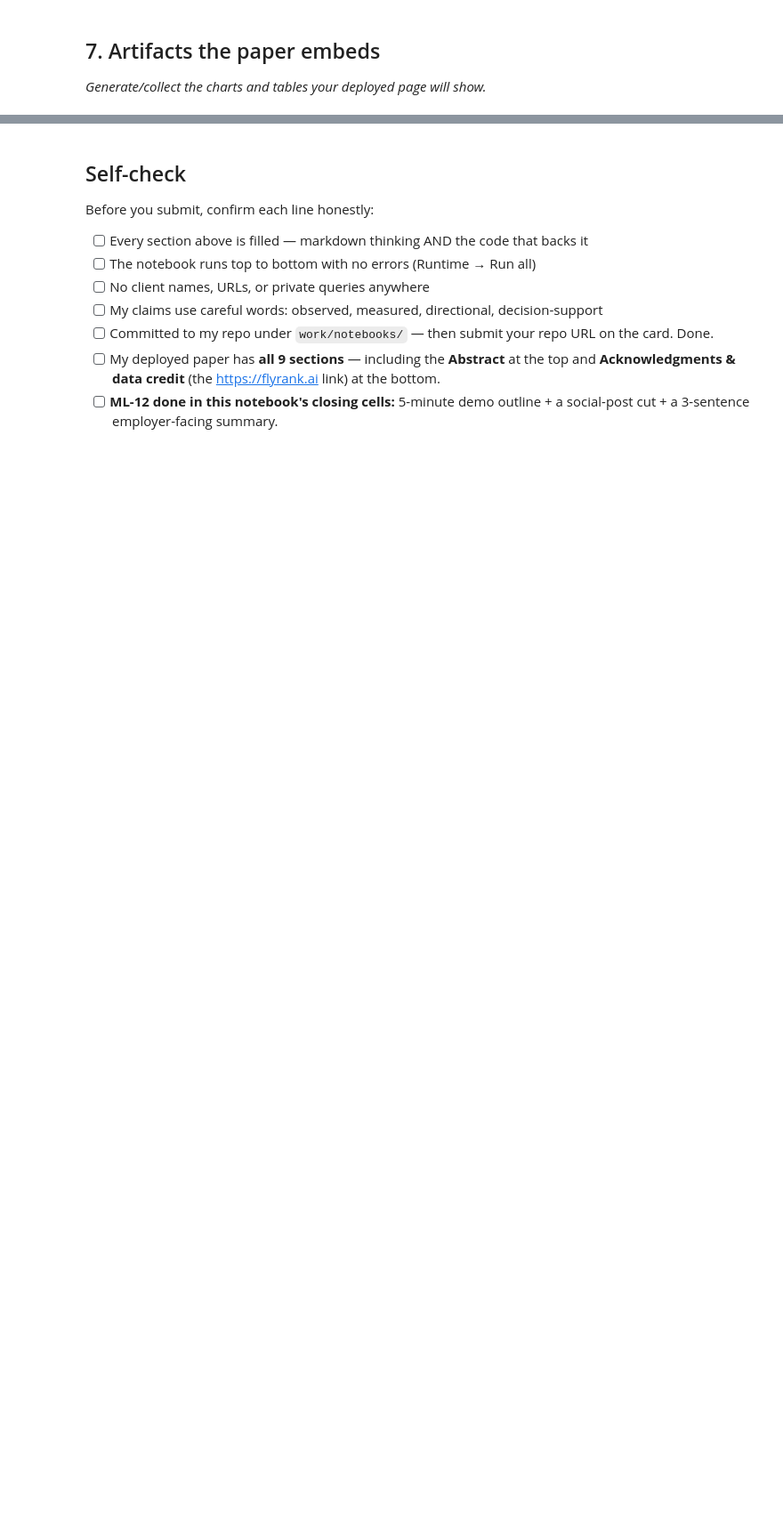
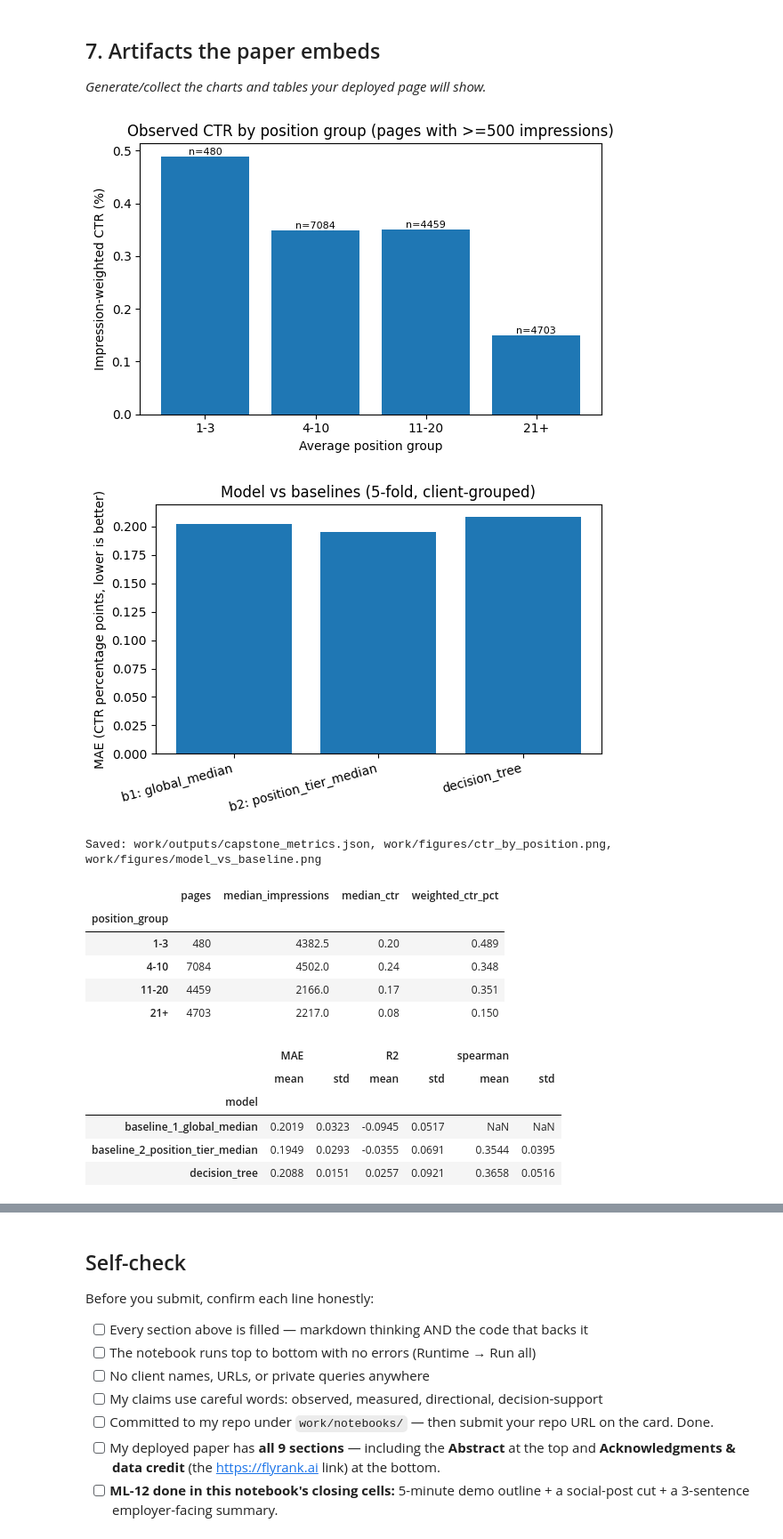
Before and after one commit to Gunjannn07/FlyRank1, a Jupyter notebook: work/notebooks/capstone.ipynb, the cells around one changed output, grey strips where cells are left out. Shown at 89% size. Drawn from its saved outputs; the diff is of its cells as text; code cells hidden in the pictures; blank space fills up the shorter version.

```diff
--- a/work/notebooks/capstone.ipynb
+++ b/work/notebooks/capstone.ipynb
@@ -299,0 +239,18 @@ position_summary.to_csv("work/outputs/position_ctr_summary.csv", index=False)
+# %%
+MIN_IMPR = 500   # volume floor: ignore pages with fewer than 500 impressions in 90 days
+elig = df[(df["impressions_90d"] >= MIN_IMPR) & (df["avg_position"] > 0)].copy().reset_index(drop=True)
+print("Pages kept:", len(elig), "of", len(df), "| clients:", elig["client_id"].nunique())
+print("Rows with avg_position == 0 (no position data):", int((df["avg_position"] == 0).sum()))
+
+order = ["1-3", "4-10", "11-20", "21+"]
+elig["position_group"] = pd.cut(elig["avg_position"], bins=[0, 3, 10, 20, np.inf], labels=order).astype(str)
+
+tbl = elig.groupby("position_group").agg(
+    pages=("ctr", "size"),
+    median_impressions=("impressions_90d", "median"),
+    median_ctr=("ctr", "median"),
+    clicks=("clicks_90d", "sum"),
+    impressions=("impressions_90d", "sum"),
+).loc[order]
+tbl["weighted_ctr_pct"] = (tbl["clicks"] / tbl["impressions"] * 100).round(3)
+display(tbl[["pages", "median_impressions", "median_ctr", "weighted_ctr_pct"]])
@@ -313,3 +472,57 @@ position_summary.to_csv("work/outputs/position_ctr_summary.csv", index=False)
 ## 7. Artifacts the paper embeds
 
 *Generate/collect the charts and tables your deployed page will show.*
+# %%
+import json
+from pathlib import Path
+Path("work/figures").mkdir(parents=True, exist_ok=True)
+Path("work/outputs").mkdir(parents=True, exist_ok=True)
+
+cv_flat = {m: {"MAE_mean": float(cv.loc[m, ("MAE", "mean")]), "MAE_std": float(cv.loc[m, ("MAE", "std")]),
+               "R2_mean": float(cv.loc[m, ("R2", "mean")]), "spearman_mean": float(cv.loc[m, ("spearman", "mean")])}
+           for m in cv.index}
+metrics = {"seed": SEED, "min_impressions": MIN_IMPR, "pages_kept": int(len(elig)),
+           "single_split": single.round(4).to_dict(orient="records"), "grouped_5fold": cv_flat}
+Path("work/outputs/capstone_metrics.json").write_text(json.dumps(metrics, indent=2))
+
+fig, ax = plt.subplots(figsize=(6, 4))
+ax.bar(tbl.index, tbl["weighted_ctr_pct"])
+ax.set_xlabel("Average position group")
+ax.set_ylabel("Impression-weighted CTR (%)")
+ax.set_title("Observed CTR by position group (pages with >=500 impressions)")
+for i, (n, v) in enumerate(zip(tbl["pages"], tbl["weighted_ctr_pct"])):
+    ax.text(i, v, f"n={n}", ha="center", va="bottom", fontsize=8)
+plt.tight_layout()
+plt.savefig("work/figures/ctr_by_position.png", dpi=150)
+plt.show()
+
+fig, ax = plt.subplots(figsize=(6, 4))
+mae = cv[("MAE", "mean")]
+ax.bar([m.replace("baseline_1_", "b1: ").replace("baseline_2_", "b2: ") for m in mae.index], mae.values)
+ax.set_ylabel("MAE (CTR percentage points, lower is better)")
+ax.set_title("Model vs baselines (5-fold, client-grouped)")
+plt.xticks(rotation=15, ha="right")
+plt.tight_layout()
+plt.savefig("work/figures/model_vs_baseline.png", dpi=150)
+plt.show()
+
+print("Saved: work/outputs/capstone_metrics.json, work/figures/ctr_by_position.png, work/figures/model_vs_baseline.png")
+display(tbl[["pages", "median_impressions", "median_ctr", "weighted_ctr_pct"]])
+display(cv)
+display(queue[show].head(10).round(2))
+# %% [output]
+[figure, added]
+[figure, added]
+Saved: work/outputs/capstone_metrics.json, work/figures/ctr_by_position.png, work/figures/model_vs_baseline.png
+|  | pages | median_impressions | median_ctr | weighted_ctr_pct |
+| position_group |  |  |  |  |
+| 1-3 | 480 | 4382.5 | 0.20 | 0.489 |
+| 4-10 | 7084 | 4502.0 | 0.24 | 0.348 |
+| 11-20 | 4459 | 2166.0 | 0.17 | 0.351 |
+| 21+ | 4703 | 2217.0 | 0.08 | 0.150 |
+|  | MAE |  | R2 |  | spearman |  |
+|  | mean | std | mean | std | mean | std |
+| model |  |  |  |  |  |  |
+| baseline_1_global_median | 0.2019 | 0.0323 | -0.0945 | 0.0517 | NaN | NaN |
+| baseline_2_position_tier_median | 0.1949 | 0.0293 | -0.0355 | 0.0691 | 0.3544 | 0.0395 |
+| decision_tree | 0.2088 | 0.0151 | 0.0257 | 0.0921 | 0.3658 | 0.0516 |
```
Also changed, not shown: parts of 19 cells of this notebook.
